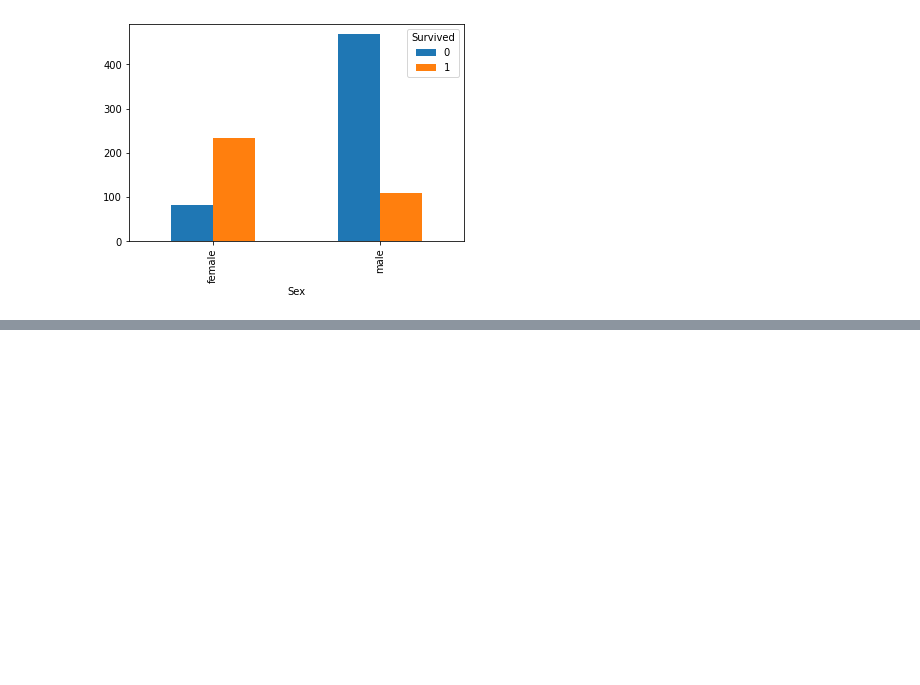
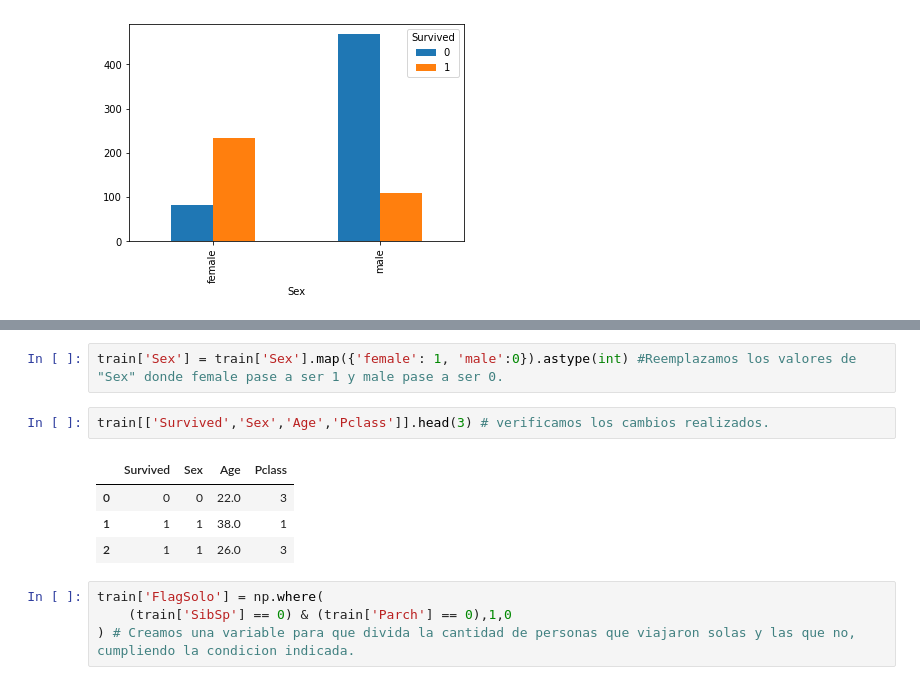
Before and after one commit to Natanael20098/Proyecto-Titanic, a Jupyter notebook: Analisis-titanic.ipynb, the cells around one changed output, grey strips where cells are left out. Saved outputs shown, nothing was run; the diff lists cells and outputs as text; blank space fills up the shorter version.

```diff
--- a/Analisis-titanic.ipynb
+++ b/Analisis-titanic.ipynb
@@ -122,0 +171,13 @@ plt.show()
+# %%
+train['Sex'] = train['Sex'].map({'female': 1, 'male':0}).astype(int) #Reemplazamos los valores de "Sex" donde female pase a ser 1 y male pase a ser 0.
+# %%
+train[['Survived','Sex','Age','Pclass']].head(3) # verificamos los cambios realizados.
+# %% [output]
+|  | Survived | Sex | Age | Pclass |
+| 0 | 0 | 0 | 22.0 | 3 |
+| 1 | 1 | 1 | 38.0 | 1 |
+| 2 | 1 | 1 | 26.0 | 3 |
+# %%
+train['FlagSolo'] = np.where(
+    (train['SibSp'] == 0) & (train['Parch'] == 0),1,0
+) # Creamos una variable para que divida la cantidad de personas que viajaron solas y las que no, cumpliendo la condicion indicada.
```
Also changed, not shown: parts of 11 cells of this notebook.
